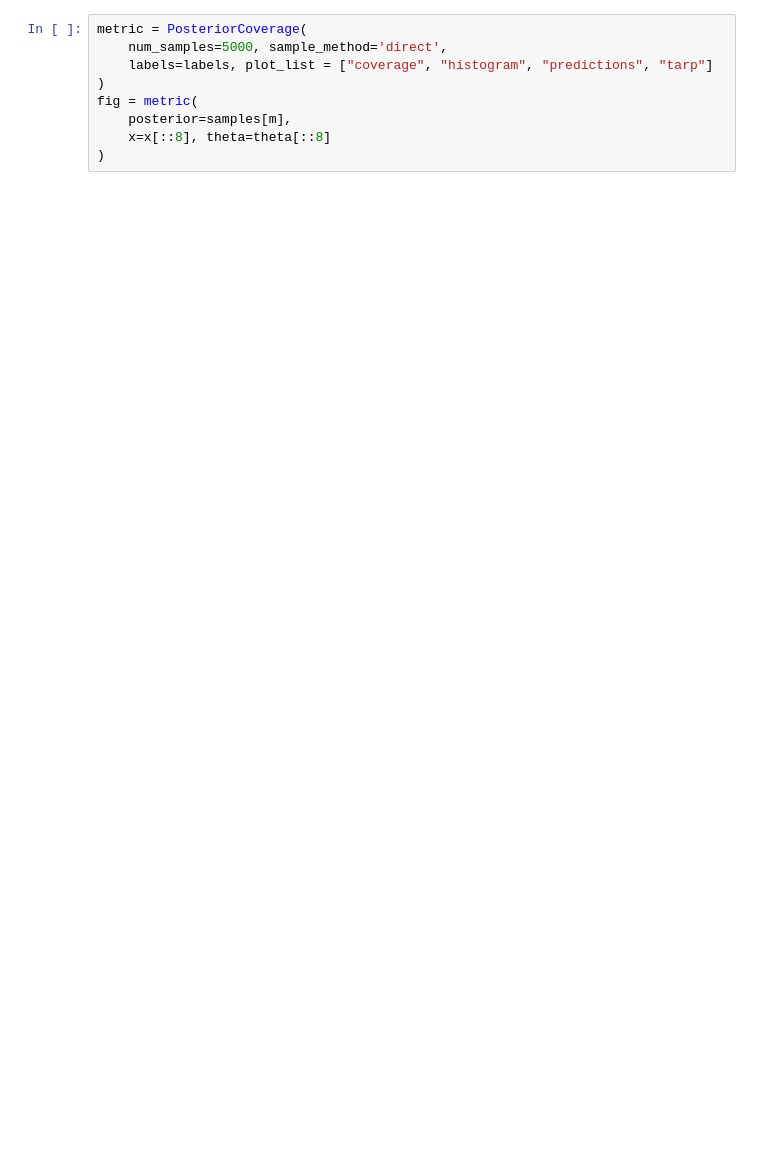
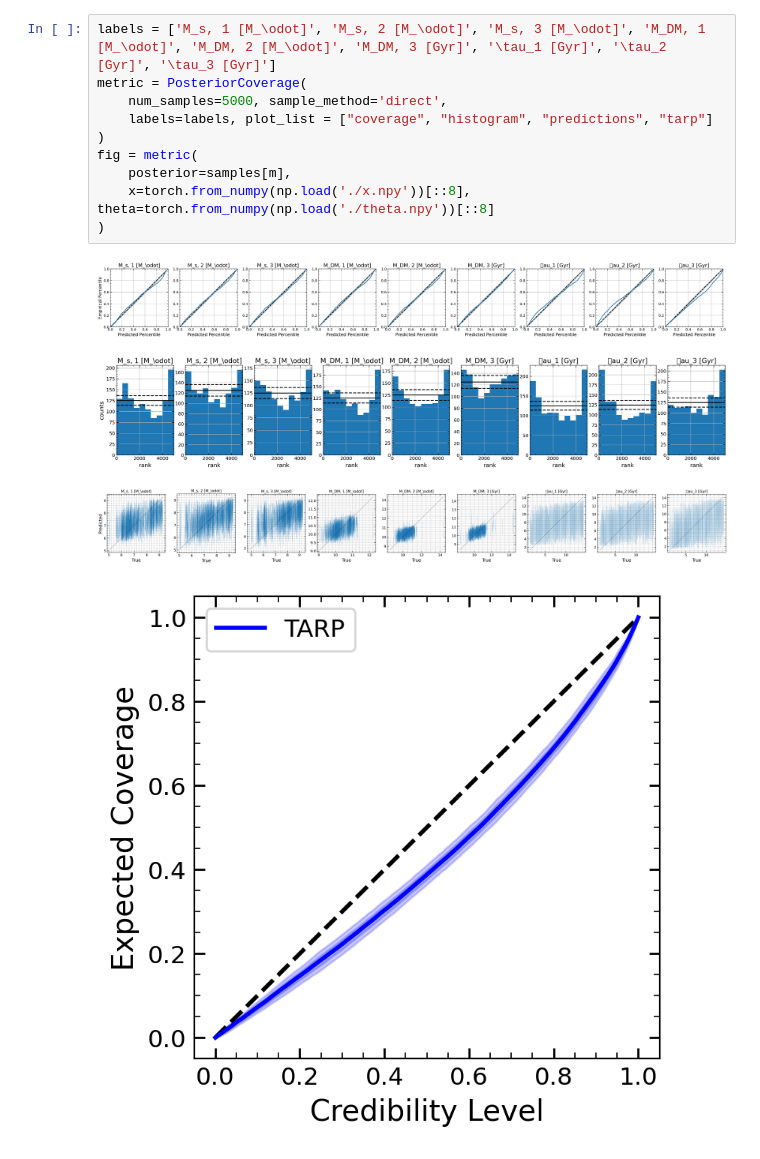
Before and after one commit to vepe99/CASBI, a Jupyter notebook: notebooks/ltu_ili_test/test_3subhalos/plot_and_analysis.ipynb, the cells around one changed output. Saved outputs shown, nothing was run; the diff lists cells and outputs as text; blank space fills up the shorter version.

```diff
--- a/notebooks/ltu_ili_test/test_3subhalos/plot_and_analysis.ipynb
+++ b/notebooks/ltu_ili_test/test_3subhalos/plot_and_analysis.ipynb
@@ -72,9 +94,15 @@ fig = metric(
 # %%
+labels = ['M_s, 1 [M_\odot]', 'M_s, 2 [M_\odot]', 'M_s, 3 [M_\odot]', 'M_DM, 1 [M_\odot]', 'M_DM, 2 [M_\odot]', 'M_DM, 3 [Gyr]', '\tau_1 [Gyr]', '\tau_2 [Gyr]', '\tau_3 [Gyr]']
 metric = PosteriorCoverage(
     num_samples=5000, sample_method='direct',
     labels=labels, plot_list = ["coverage", "histogram", "predictions", "tarp"]
 )
 fig = metric(
     posterior=samples[m],
-    x=x[::8], theta=theta[::8]
+    x=torch.from_numpy(np.load('./x.npy'))[::8], theta=torch.from_numpy(np.load('./theta.npy'))[::8]
 )
+# %% [output]
+[figure, added]
+[figure, added]
+[figure, added]
+[figure, added]
```
Also changed, not shown: parts of 5 cells of this notebook.
